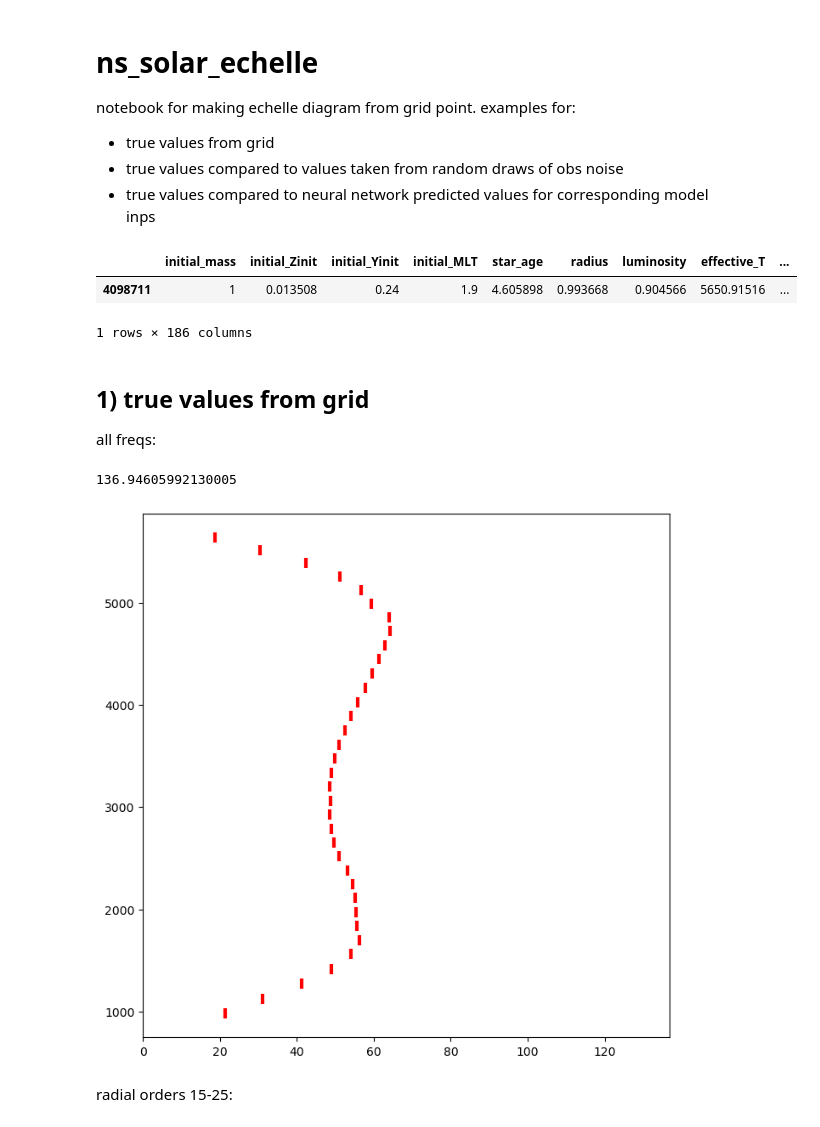
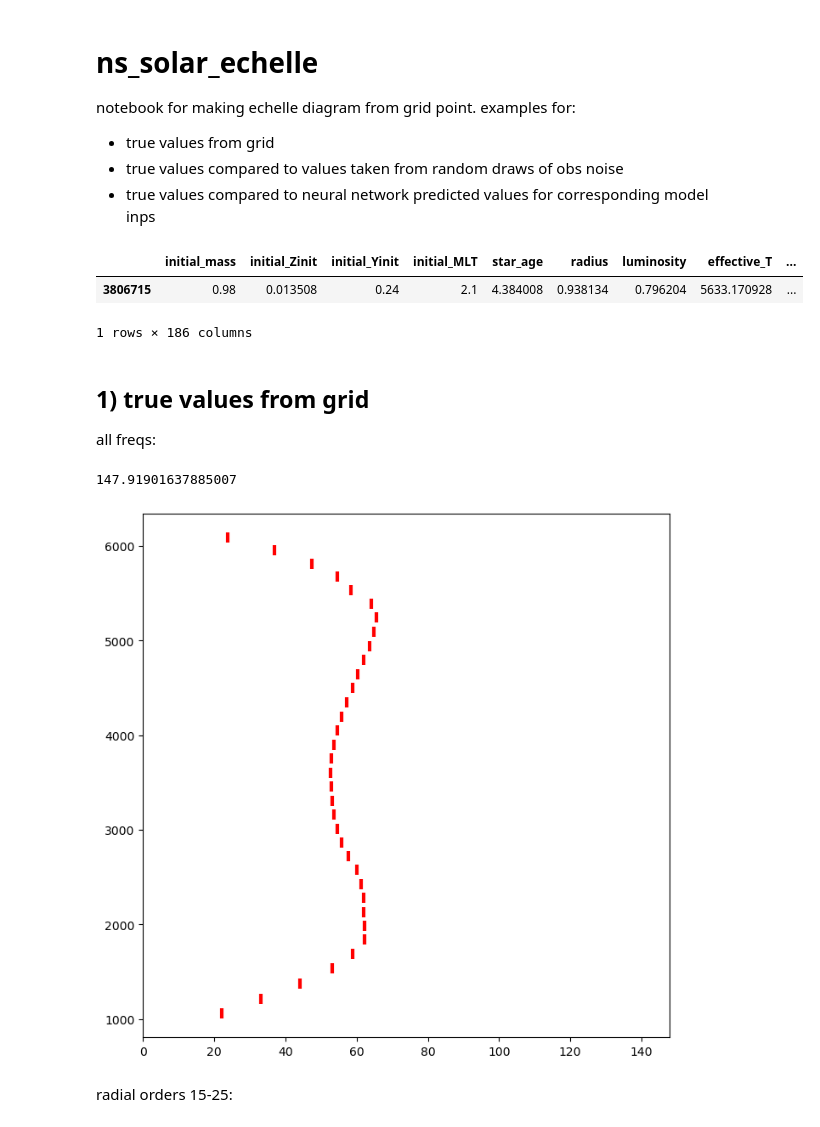
Before and after one commit to ojscutt/sl-pitchfork, a Jupyter notebook: ns_solar_echelle.ipynb, the cells around one changed output. Cells and saved outputs as stored; diff of their text form; code cells hidden in the pictures.

```diff
--- a/ns_solar_echelle.ipynb
+++ b/ns_solar_echelle.ipynb
@@ -35,13 +35,13 @@ def rescale_preds(preds, df, column):
     else:
         return 10**((preds["log_"+column+"_std"]*df["log_"+column].std())+df["log_"+column].mean())
 # %%
-hare = pd.read_json("solar_hare2.json")
+hare = pd.read_json("pickle jar/solar_hare.json")
 outputs = ['calc_effective_T', 'luminosity', 'star_feh'] + [f'nu_0_{i+1}' for i in range(5,40)]
 hare_true = hare[outputs]
 hare
 # %% [output]
 |  | initial_mass | initial_Zinit | initial_Yinit | initial_MLT | star_age | radius | luminosity | effective_T | ... |
-| 4098711 | 1 | 0.013508 | 0.24 | 1.9 | 4.605898 | 0.993668 | 0.904566 | 5650.91516 | ... |
+| 3806715 | 0.98 | 0.013508 | 0.24 | 2.1 | 4.384008 | 0.938134 | 0.796204 | 5633.170928 | ... |
 1 rows × 186 columns
 # %% [markdown]
 ## 1) true values from grid
@@ -66,8 +66,8 @@ def echelle_plot(model, dnu=0, n_min=6, n_max=40, x_scale=True,**kwargs):
 plt.figure(figsize=(8,8))
 echelle_plot(hare,marker='|', color='red', s=80, linewidth=3)
 # %% [output]
-136.94605992130005
+147.91901637885007
-[figure, old version]
+[figure, new version]
 # %% [markdown]
 radial orders 15-25:
 # %%
```
Also changed, not shown: parts of 6 cells of this notebook, 6 other files.
